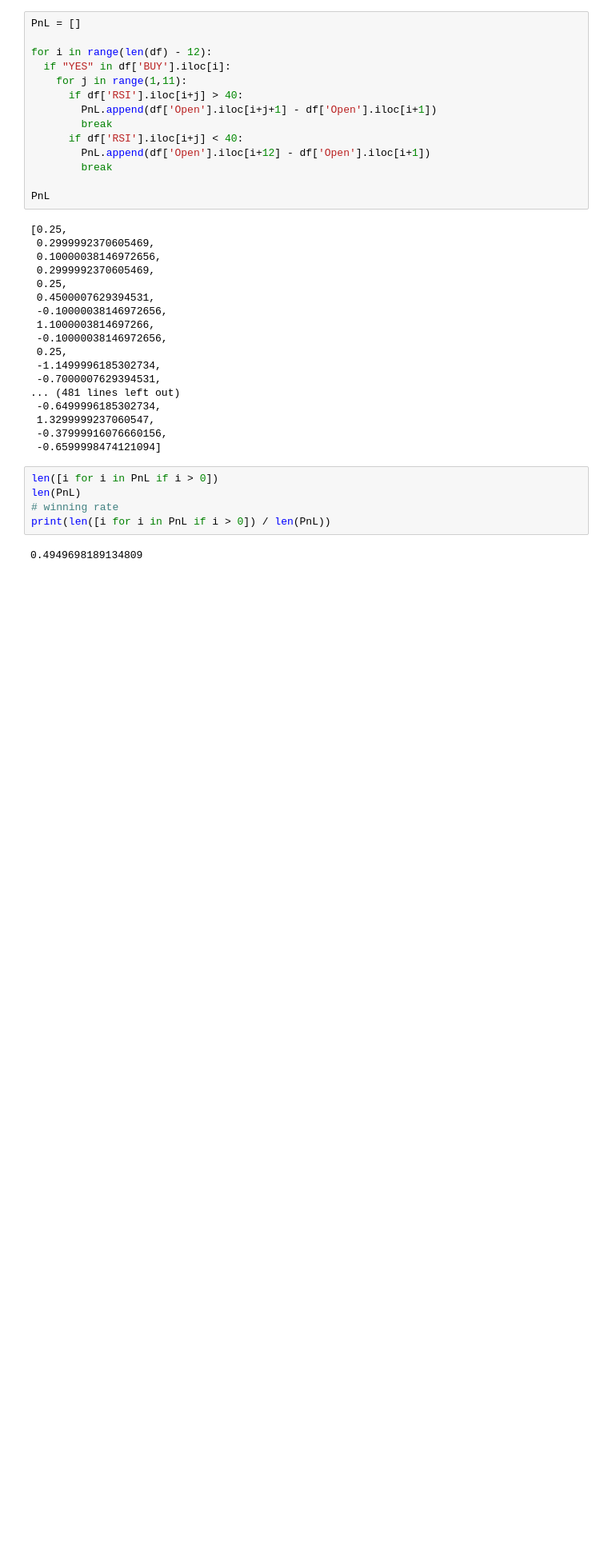
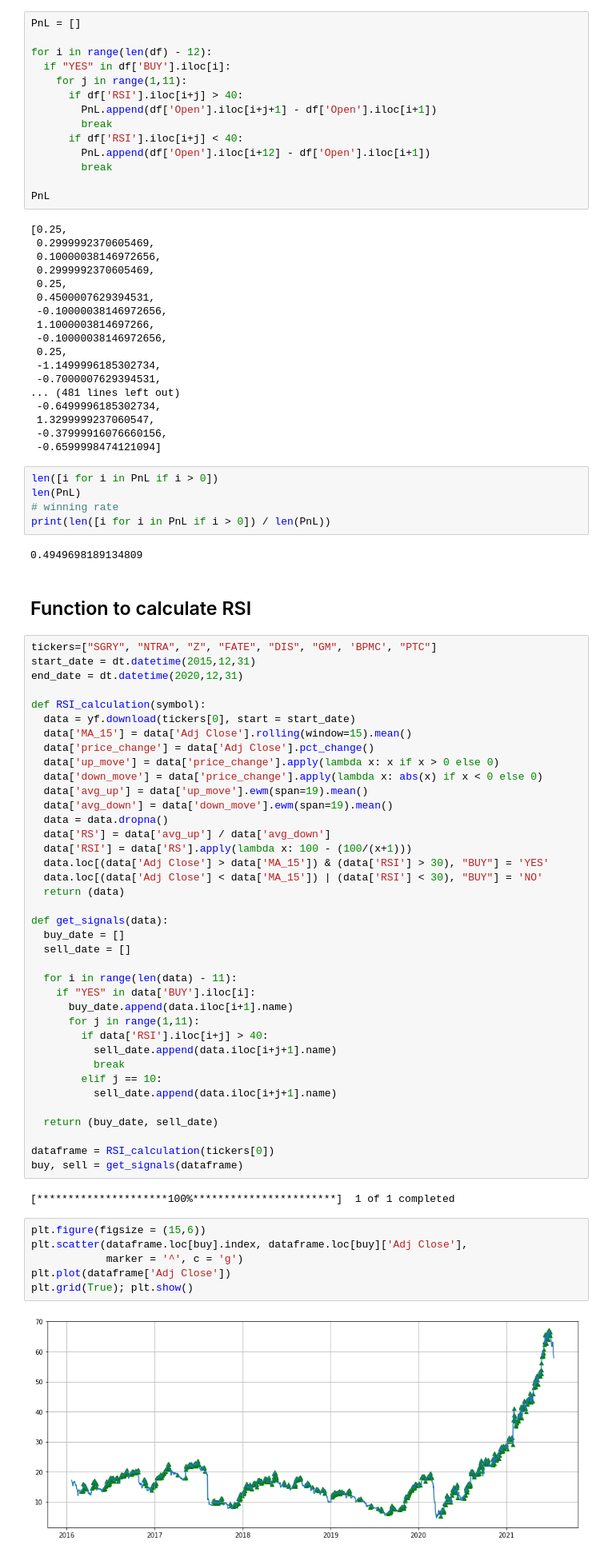
Before and after one commit to saritmaitra/Momentum_Trading, a Jupyter notebook: RSI_&_MA_strategy.ipynb, the cells around one changed output. Shown at 80% size. Cells and saved outputs as stored; diff of their text form; blank space fills up the shorter version.

```diff
--- a/RSI_&_MA_strategy.ipynb
+++ b/RSI_&_MA_strategy.ipynb
@@ -132,3 +132,53 @@ len(PnL)
 print(len([i for i in PnL if i > 0]) / len(PnL))
 # %% [output]
 0.4949698189134809
+# %% [markdown]
+## Function to calculate RSI
+# %%
+tickers=["SGRY", "NTRA", "Z", "FATE", "DIS", "GM", 'BPMC', "PTC"]
+start_date = dt.datetime(2015,12,31)
+end_date = dt.datetime(2020,12,31)
+
+def RSI_calculation(symbol):
+  data = yf.download(tickers[0], start = start_date)
+  data['MA_15'] = data['Adj Close'].rolling(window=15).mean()
+  data['price_change'] = data['Adj Close'].pct_change()
+  data['up_move'] = data['price_change'].apply(lambda x: x if x > 0 else 0)
+  data['down_move'] = data['price_change'].apply(lambda x: abs(x) if x < 0 else 0)
+  data['avg_up'] = data['up_move'].ewm(span=19).mean()
+  data['avg_down'] = data['down_move'].ewm(span=19).mean()
+  data = data.dropna()
+  data['RS'] = data['avg_up'] / data['avg_down']
+  data['RSI'] = data['RS'].apply(lambda x: 100 - (100/(x+1)))
+  data.loc[(data['Adj Close'] > data['MA_15']) & (data['RSI'] > 30), "BUY"] = 'YES'
+  data.loc[(data['Adj Close'] < data['MA_15']) | (data['RSI'] < 30), "BUY"] = 'NO'
+  return (data)
+
+def get_signals(data):
+  buy_date = []
+  sell_date = []
+
+  for i in range(len(data) - 11):
+    if "YES" in data['BUY'].iloc[i]:
+      buy_date.append(data.iloc[i+1].name)
+      for j in range(1,11):
+        if data['RSI'].iloc[i+j] > 40:
+          sell_date.append(data.iloc[i+j+1].name)
+          break
+        elif j == 10:
+          sell_date.append(data.iloc[i+j+1].name)
+
+  return (buy_date, sell_date)
+
+dataframe = RSI_calculation(tickers[0])
+buy, sell = get_signals(dataframe)
+# %% [output]
+[*********************100%***********************]  1 of 1 completed
+# %%
+plt.figure(figsize = (15,6))
+plt.scatter(dataframe.loc[buy].index, dataframe.loc[buy]['Adj Close'],
+            marker = '^', c = 'g')
+plt.plot(dataframe['Adj Close'])
+plt.grid(True); plt.show()
+# %% [output]
+[figure, added]
```
Also changed, not shown: parts of 8 cells of this notebook.
